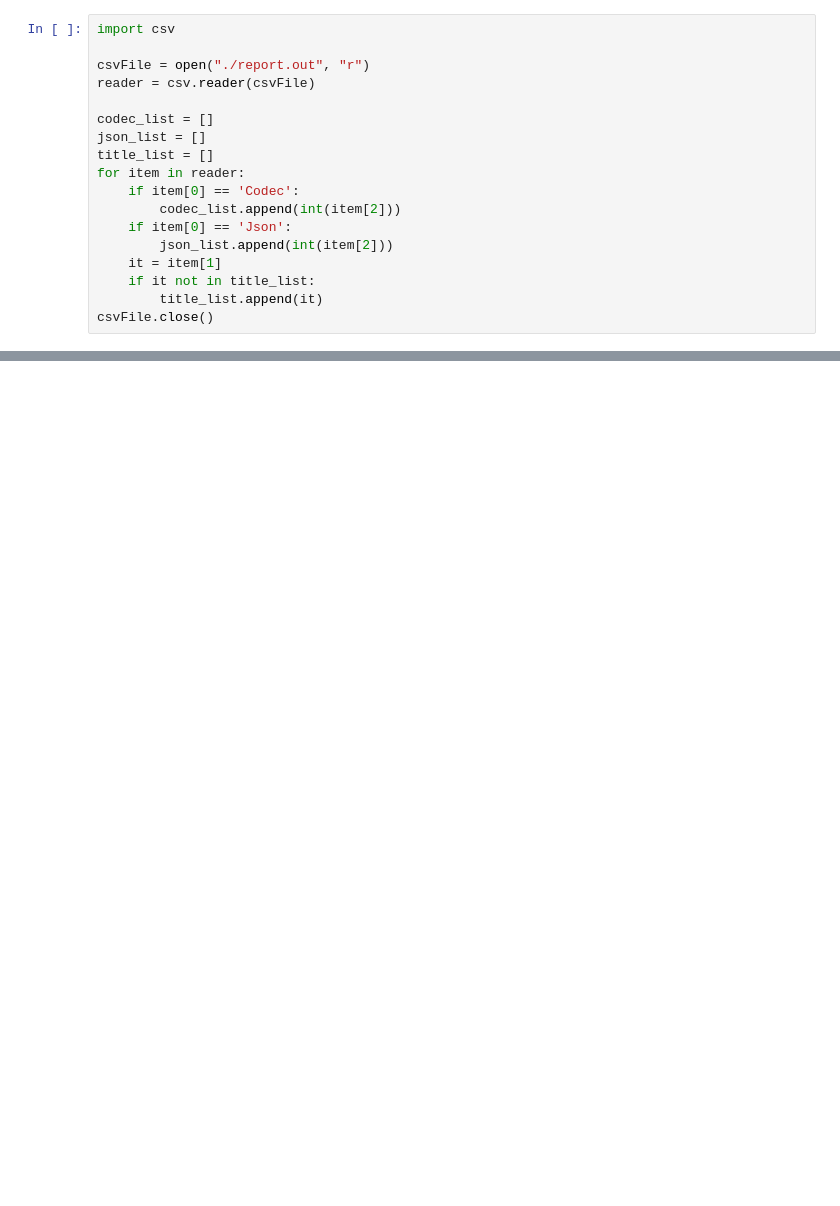
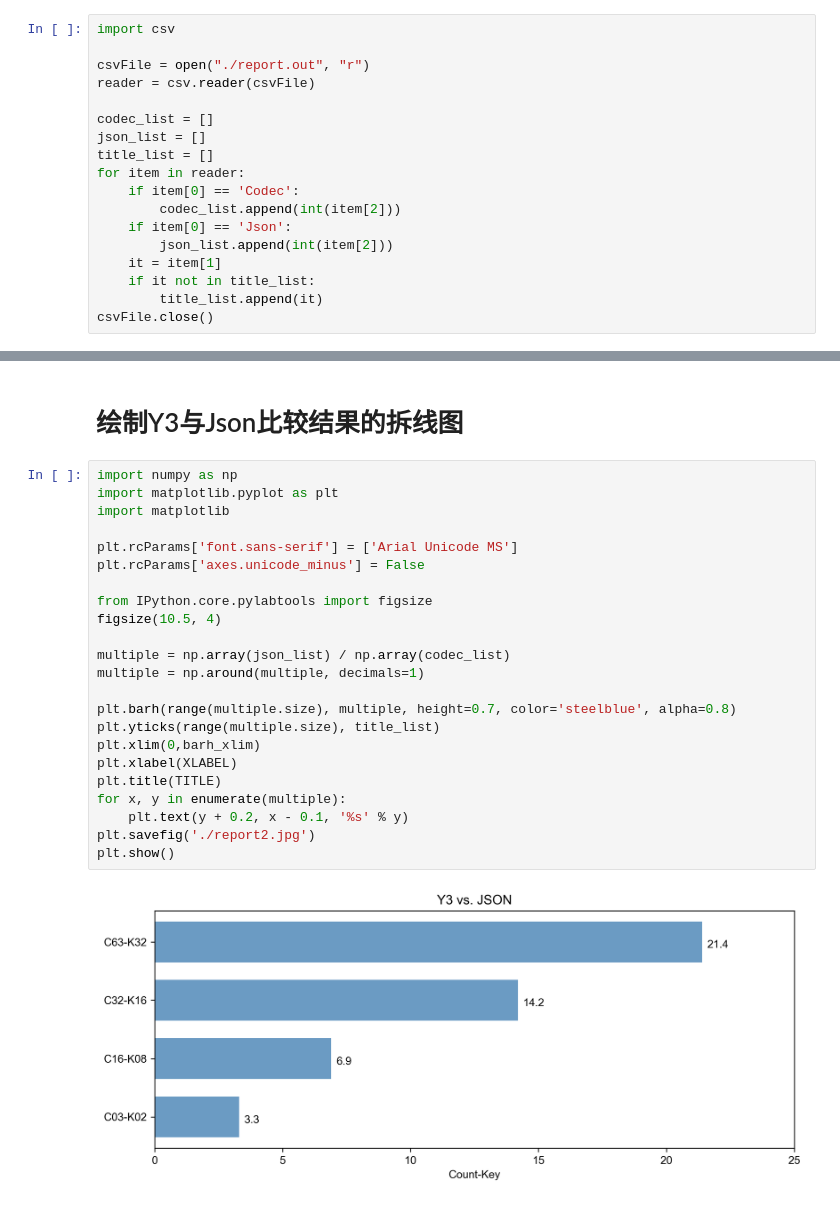
Before and after one commit to xileteam/yomo-y3-stress-testing, a Jupyter notebook: docs/report_graphics.ipynb, the cells around one changed output, grey strips where cells are left out. Drawn from its saved outputs; the diff is of its cells as text; blank space fills up the shorter version.

```diff
--- a/docs/report_graphics.ipynb
+++ b/docs/report_graphics.ipynb
@@ -58,0 +93,27 @@ plt.show()
+# %% [markdown]
+# 绘制Y3与Json比较结果的拆线图
+# %%
+import numpy as np
+import matplotlib.pyplot as plt
+import matplotlib
+
+plt.rcParams['font.sans-serif'] = ['Arial Unicode MS']
+plt.rcParams['axes.unicode_minus'] = False
+
+from IPython.core.pylabtools import figsize
+figsize(10.5, 4)
+
+multiple = np.array(json_list) / np.array(codec_list)
+multiple = np.around(multiple, decimals=1)
+
+plt.barh(range(multiple.size), multiple, height=0.7, color='steelblue', alpha=0.8)
+plt.yticks(range(multiple.size), title_list)
+plt.xlim(0,barh_xlim)
+plt.xlabel(XLABEL)
+plt.title(TITLE)
+for x, y in enumerate(multiple):
+    plt.text(y + 0.2, x - 0.1, '%s' % y)
+plt.savefig('./report2.jpg')
+plt.show()
+# %% [output]
+[figure, added]
```
Also changed, not shown: parts of 5 cells of this notebook.
